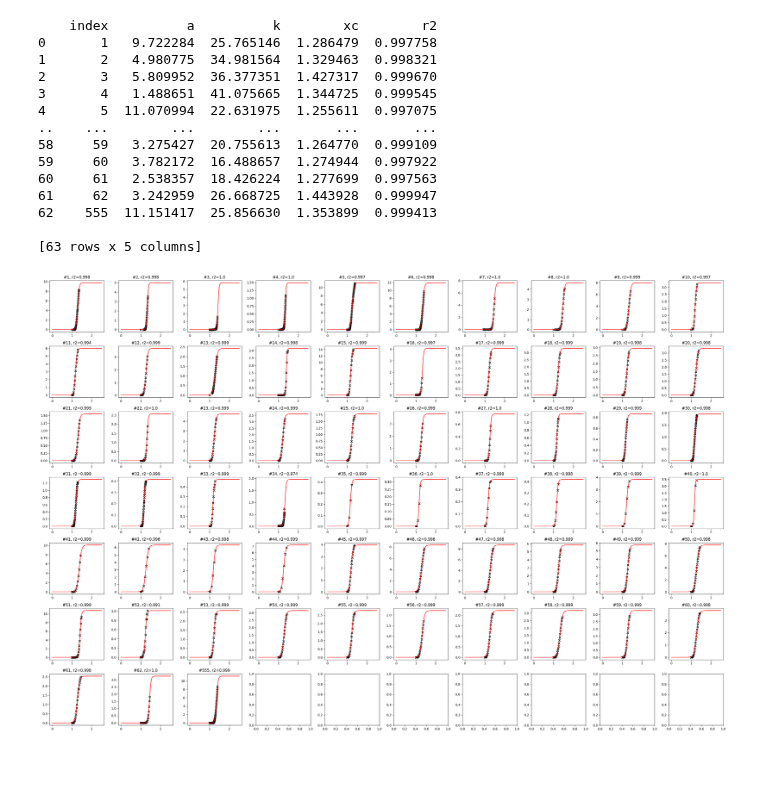
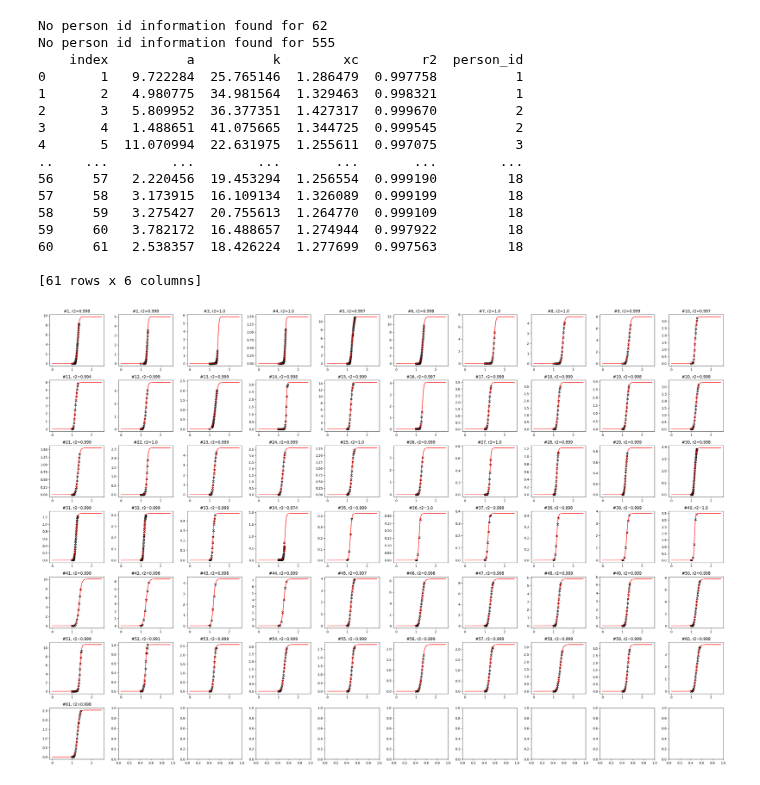
Before and after one commit to siemdejong/skinstression, a Jupyter notebook: notebooks/11-sjg-logistic.ipynb, the cells around one changed output. Saved outputs shown, nothing was run; the diff lists cells and outputs as text; code cells hidden in the pictures.

```diff
--- a/notebooks/11-sjg-logistic.ipynb
+++ b/notebooks/11-sjg-logistic.ipynb
@@ -8,5 +10,5 @@ import numpy as np
 # %%
-file = "../data/SSCURVES(1-61).xlsx"
+file = "../data/SSCURVES.xlsx"
 # %%
 def logistic(x, a, k, xc):
     return a/(1 + np.exp(-k*(x-xc)))
@@ -26,6 +28,7 @@ def r2_fn(y, y_fit):
 xls = pd.ExcelFile(file)
 
 index_list =  []
+person_ids = []
 a_list = []
 k_list = []
 xc_list = []
@@ -38,6 +41,15 @@ x = np.linspace(0, 2.5, 1000)
 
 for sheet, ax in tqdm(zip(xls.sheet_names, axs.flat), total=len(xls.sheet_names), ncols=100):
     df = pd.read_excel(file, sheet_name=sheet)
+
+    try:
+        person_id = int(df['id'].iloc[0])
+    except KeyError:
+        print(f"No person id information found for {sheet}")
+        continue
+
+    person_ids.append(person_id)
+
     df = df.groupby(["Strain"], as_index=False).agg({'Stress': 'mean'})
     df = df.sort_values("Strain")
 
@@ -47,47 +59,51 @@ for sheet, ax in tqdm(zip(xls.sheet_names, axs.flat), total=len(xls.sheet_names)
     popt, _ = curve_fit(logistic, x_data, y_data, bounds=((0, -np.inf, -np.inf), (np.inf, np.inf, np.inf)), maxfev=10000)#bounds=((0, -np.inf,-np.inf,0),(np.inf, np.inf, np.inf,np.inf)), maxfev=10000)
     index_list.append(int(sheet))
     a_list.append(popt[0])
     k_list.append(popt[1])
     xc_list.append(popt[2])
 
     r2 = r2_fn(y_data, logistic(x_data, *popt))
     r2_list.append(r2)
 
     ax.scatter(x_data, y_data, marker='x', color='black')
     ax.plot(x, logistic(x, *popt), 'r-')
     ax.set_title(f"#{sheet}, r2={round(r2, 3)}")
 
 
 data = {
     "index": index_list,
+
     "a": a_list,
     "k": k_list,
     "xc": xc_list,
     "r2": r2_list,
+    "person_id": person_ids,
 }
 
 df = pd.DataFrame.from_dict(data)
 print(df)
 
 plt.tight_layout()
 plt.savefig("outputs/logistic_fits.png")
 plt.show()
 # %% [output]
-    index          a          k        xc        r2
-0       1   9.722284  25.765146  1.286479  0.997758
-1       2   4.980775  34.981564  1.329463  0.998321
-2       3   5.809952  36.377351  1.427317  0.999670
-3       4   1.488651  41.075665  1.344725  0.999545
-4       5  11.070994  22.631975  1.255611  0.997075
-..    ...        ...        ...       ...       ...
-58     59   3.275427  20.755613  1.264770  0.999109
-59     60   3.782172  16.488657  1.274944  0.997922
-60     61   2.538357  18.426224  1.277699  0.997563
-61     62   3.242959  26.668725  1.443928  0.999947
-62    555  11.151417  25.856630  1.353899  0.999413
+No person id information found for 62
+No person id information found for 555
+    index          a          k        xc        r2  person_id
+0       1   9.722284  25.765146  1.286479  0.997758          1
+1       2   4.980775  34.981564  1.329463  0.998321          1
+2       3   5.809952  36.377351  1.427317  0.999670          2
+3       4   1.488651  41.075665  1.344725  0.999545          2
+4       5  11.070994  22.631975  1.255611  0.997075          3
+..    ...        ...        ...       ...       ...        ...
+56     57   2.220456  19.453294  1.256554  0.999190         18
+57     58   3.173915  16.109134  1.326089  0.999199         18
+58     59   3.275427  20.755613  1.264770  0.999109         18
+59     60   3.782172  16.488657  1.274944  0.997922         18
+60     61   2.538357  18.426224  1.277699  0.997563         18
 
-[63 rows x 5 columns]
+[61 rows x 6 columns]
-[figure, old version]
+[figure, new version]
 # %%
 df.to_csv("outputs/logistic_targets.csv", index=False) # We have our own indices.
 # %%
```
Also changed, not shown: parts of 2 cells of this notebook, 4 other files.
